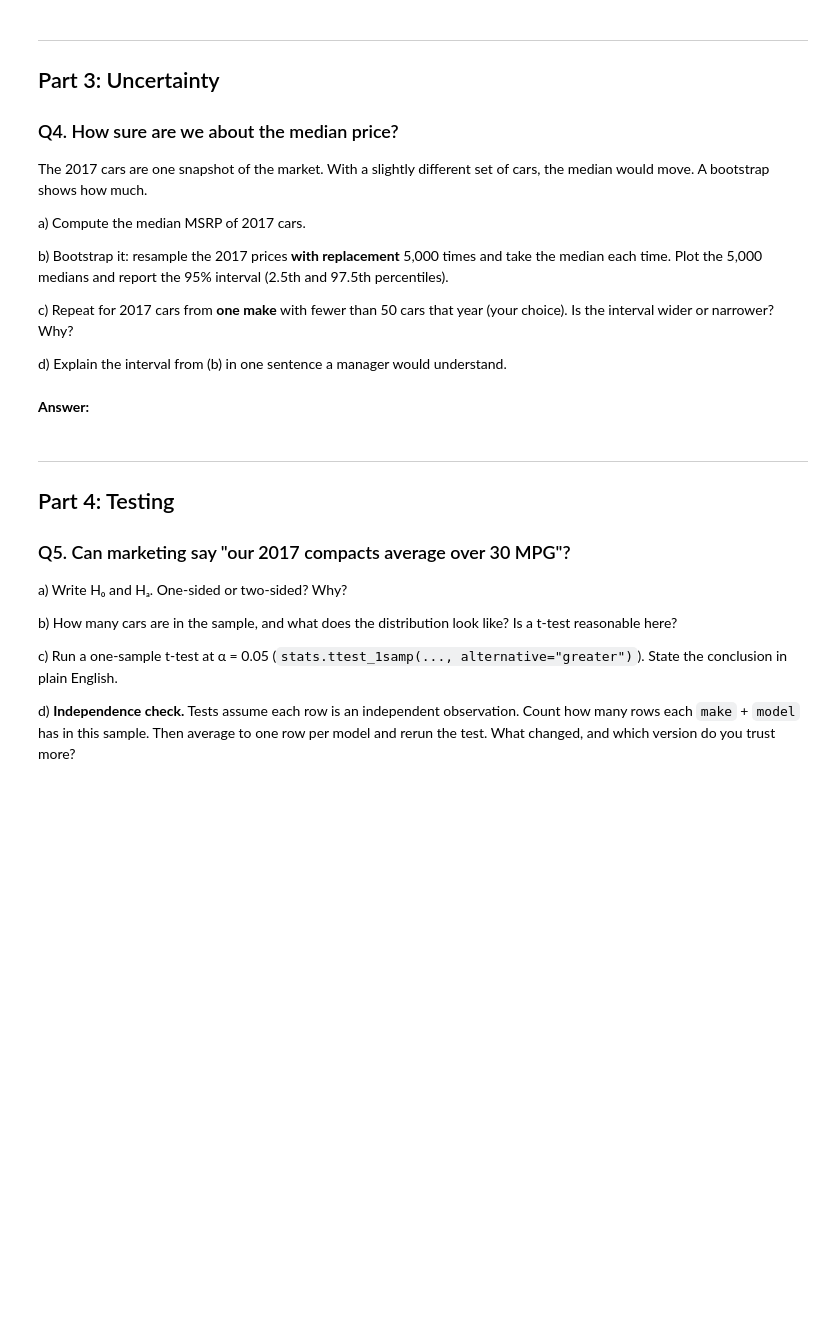
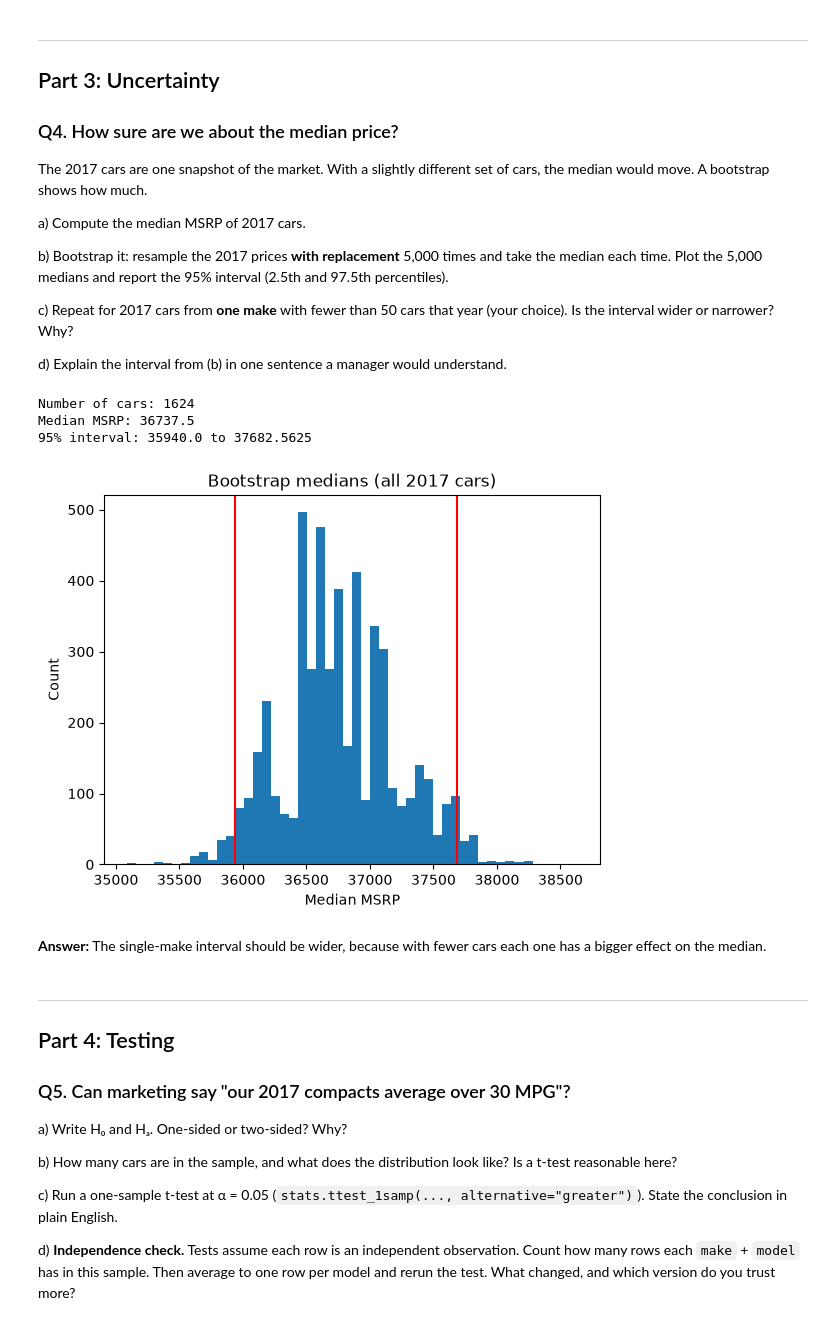
Before and after one commit to CUNYTechPrep/ds-fall-2026, a Jupyter notebook: Week-05-Business-Stats-Analytics/exercise/Carina_Locke_Week_05.ipynb, the cells around one changed output. Drawn from its saved outputs; the diff is of its cells as text; code cells hidden in the pictures; blank space fills up the shorter version.

```diff
--- a/Week-05-Business-Stats-Analytics/exercise/Carina_Locke_Week_05.ipynb
+++ b/Week-05-Business-Stats-Analytics/exercise/Carina_Locke_Week_05.ipynb
@@ -237,14 +279,46 @@ d) Explain the interval from (b) in one sentence a manager would understand.
 # %%
 def bootstrap_median(values, n_boot=5000):
     """Return an array of n_boot bootstrap medians."""
     # hint: rng.choice(values, size=len(values), replace=True)
     pass
 
 # a, b)
+cars_2017 = clean[clean["year"] == 2017]
+prices = cars_2017["msrp"].dropna().values
 
+print("Number of cars:", len(prices))
+print("Median MSRP:", np.median(prices))
+
+def bootstrap_median(values, n_boot=5000):
+    """Return an array of n_boot bootstrap medians."""
+    medians = []
+    for i in range(n_boot):
+        sample = rng.choice(values, size=len(values), replace=True)
+        medians.append(np.median(sample))
+    return np.array(medians)
+
+medians = bootstrap_median(prices)
+
+low = np.percentile(medians, 2.5)
+high = np.percentile(medians, 97.5)
+print("95% interval:", low, "to", high)
+
+plt.hist(medians, bins=50)
+plt.axvline(low, color="red")
+plt.axvline(high, color="red")
+plt.title("Bootstrap medians (all 2017 cars)")
+plt.xlabel("Median MSRP")
+plt.ylabel("Count")
+plt.show()
 # c)
+# %% [output]
+Number of cars: 1624
+Median MSRP: 36737.5
+95% interval: 35940.0 to 37682.5625
+[figure, added]
 # %% [markdown]
 **Answer:**
+The single-make interval should be wider, because with fewer cars each one has a bigger effect on the median.
 # %% [markdown]
 ---
 ## Part 4: Testing
```
Also changed, not shown: parts of 9 cells of this notebook.
